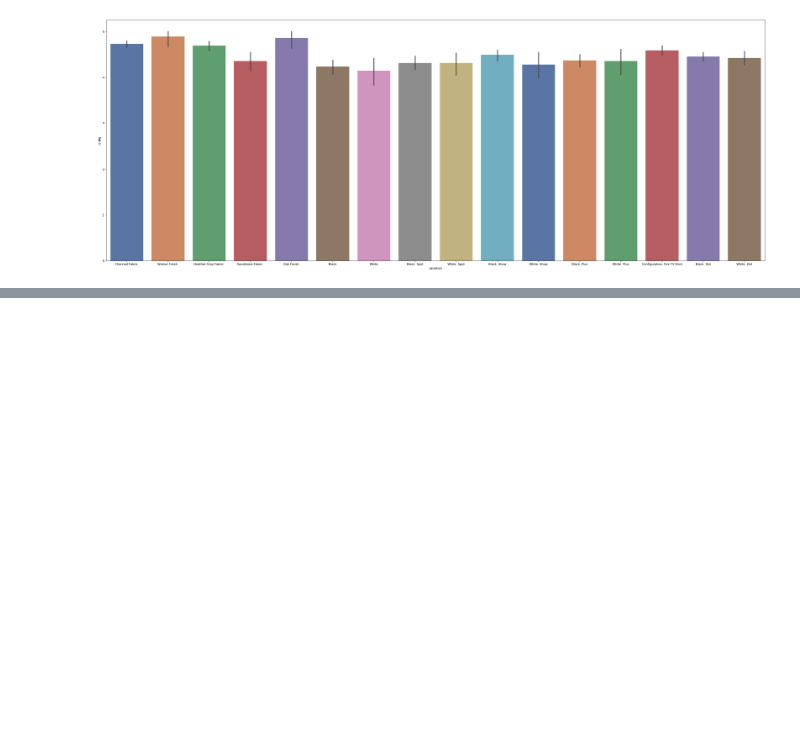
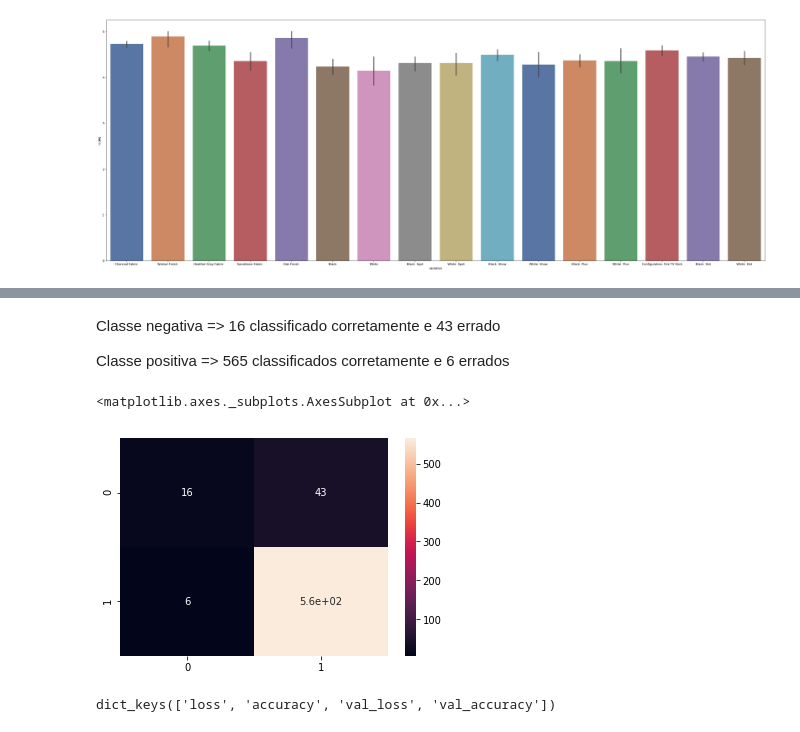
Before and after one commit to miguelzeph/Data_Science_Base, a Jupyter notebook: 11_Deep_Learning_TensorFlow/03_NN_Classificacao/01_amazon/Program.ipynb, the cells around one changed output, grey strips where cells are left out. Cells and saved outputs as stored; diff of their text form; code cells hidden in the pictures; blank space fills up the shorter version.

```diff
--- a/11_Deep_Learning_TensorFlow/03_NN_Classificacao/01_amazon/Program.ipynb
+++ b/11_Deep_Learning_TensorFlow/03_NN_Classificacao/01_amazon/Program.ipynb
@@ -115,0 +272,3 @@ sns.barplot(x='variation', y = 'rating',
+# %%
+from sklearn.model_selection import train_test_split
+X_train,X_test, y_train,y_test = train_test_split(X,y,test_size = 0.2, random_state = 5)
@@ -115,0 +327,2 @@ sns.barplot(x='variation', y = 'rating',
+# %%
+classifier.compile(optimizer= 'Adam', loss = 'binary_crossentropy', metrics = ['accuracy'])
@@ -115,0 +406,13 @@ sns.barplot(x='variation', y = 'rating',
+# %% [markdown]
+Classe negativa => 16 classificado corretamente e 43 errado
+
+Classe positiva => 565 classificados corretamente e 6 errados
+# %%
+sns.heatmap(cm,annot = True)
+# %% [output]
+<matplotlib.axes._subplots.AxesSubplot at 0x...>
+[figure, added]
+# %%
+history.history.keys()
+# %% [output]
+dict_keys(['loss', 'accuracy', 'val_loss', 'val_accuracy'])
```
Also changed, not shown: parts of 49 cells of this notebook.
